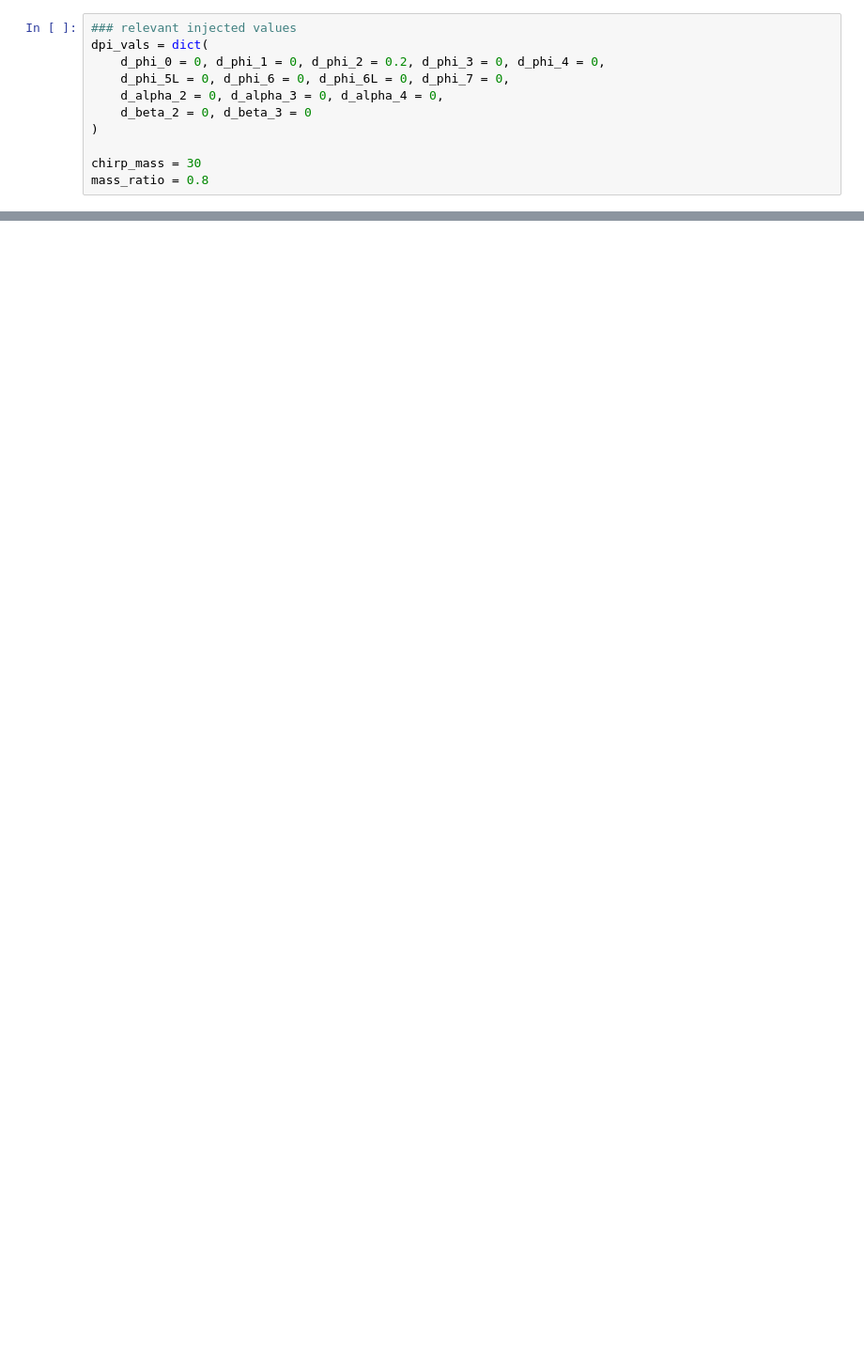
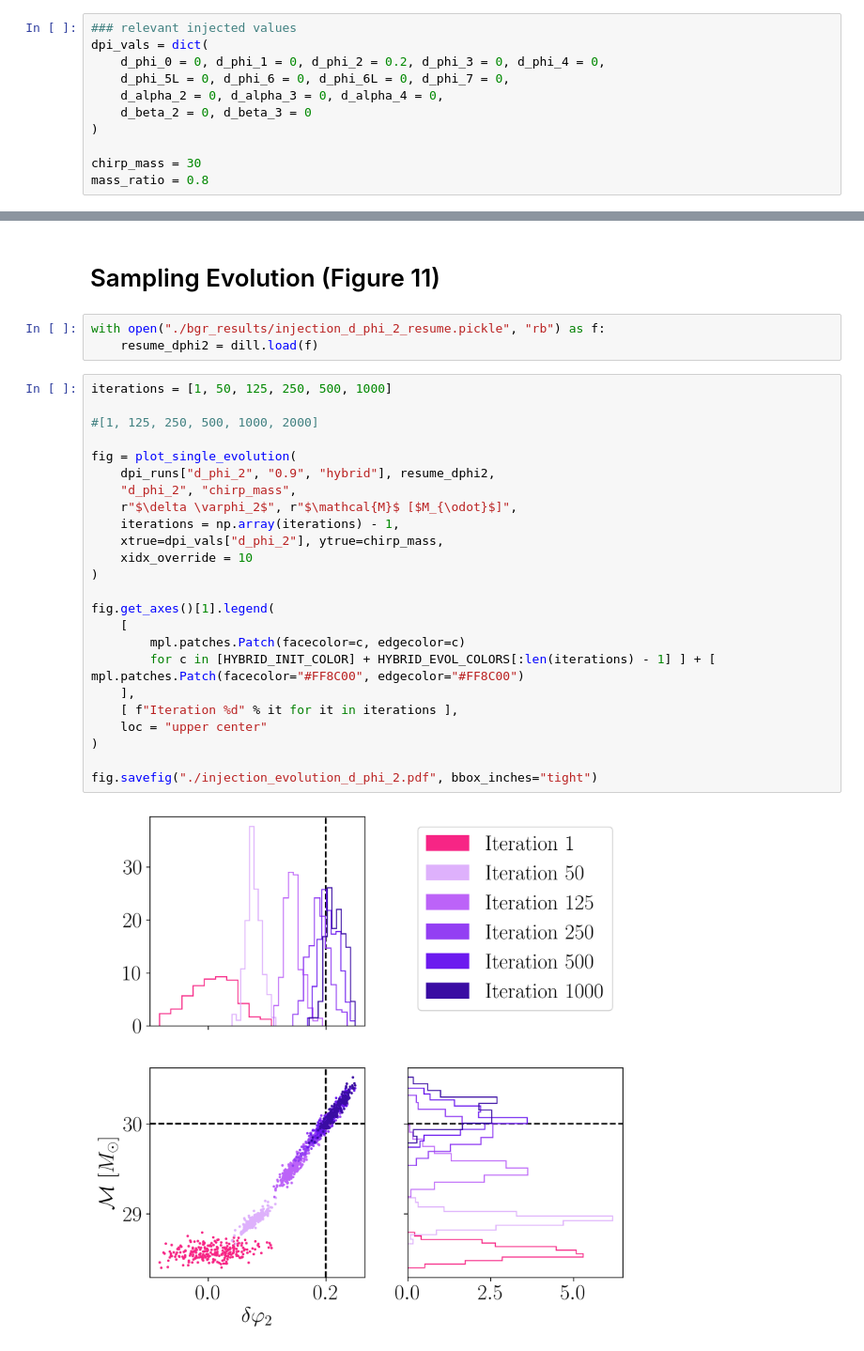
Before and after one commit to noahewolfe/tgr-hybrid-sampling, a Jupyter notebook: high-snr-injection.ipynb, the cells around one changed output, grey strips where cells are left out. Shown at 94% size. Saved outputs shown, nothing was run; the diff lists cells and outputs as text; blank space fills up the shorter version.

```diff
--- a/high-snr-injection.ipynb
+++ b/high-snr-injection.ipynb
@@ -115,0 +91,31 @@ Missing a verification run result for d_alpha_4!
+# %% [markdown]
+# Sampling Evolution (Figure 11)
+# %%
+with open("./bgr_results/injection_d_phi_2_resume.pickle", "rb") as f:
+    resume_dphi2 = dill.load(f)
+# %%
+iterations = [1, 50, 125, 250, 500, 1000]
+
+#[1, 125, 250, 500, 1000, 2000]
+
+fig = plot_single_evolution(
+    dpi_runs["d_phi_2", "0.9", "hybrid"], resume_dphi2,
+    "d_phi_2", "chirp_mass",
+    r"$\delta \varphi_2$", r"$\mathcal{M}$ [$M_{\odot}$]",
+    iterations = np.array(iterations) - 1,
+    xtrue=dpi_vals["d_phi_2"], ytrue=chirp_mass,
+    xidx_override = 10
+)
+
+fig.get_axes()[1].legend(
+    [
+        mpl.patches.Patch(facecolor=c, edgecolor=c)
+        for c in [HYBRID_INIT_COLOR] + HYBRID_EVOL_COLORS[:len(iterations) - 1] ] + [ mpl.patches.Patch(facecolor="#FF8C00", edgecolor="#FF8C00")
+    ],
+    [ f"Iteration %d" % it for it in iterations ],
+    loc = "upper center"
+)
+
+fig.savefig("./injection_evolution_d_phi_2.pdf", bbox_inches="tight")
+# %% [output]
+[figure, added]
```
Also changed, not shown: parts of 22 cells of this notebook, 19 other files.
